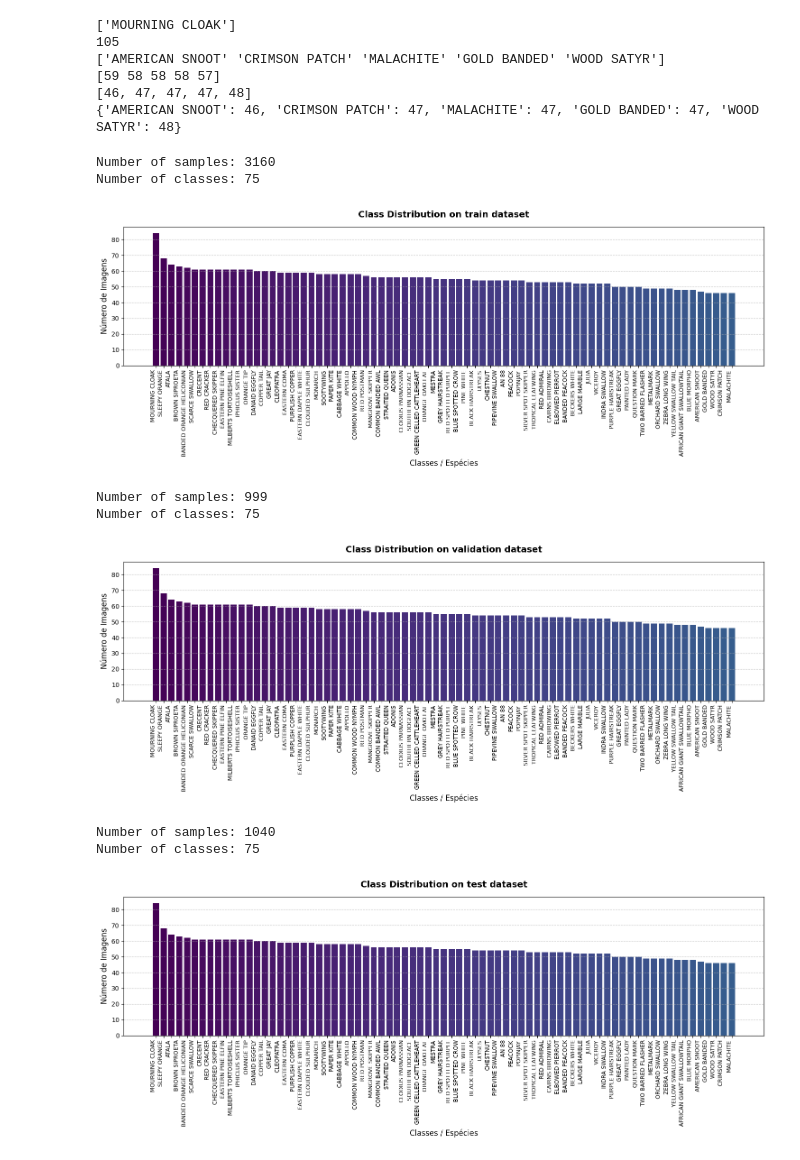
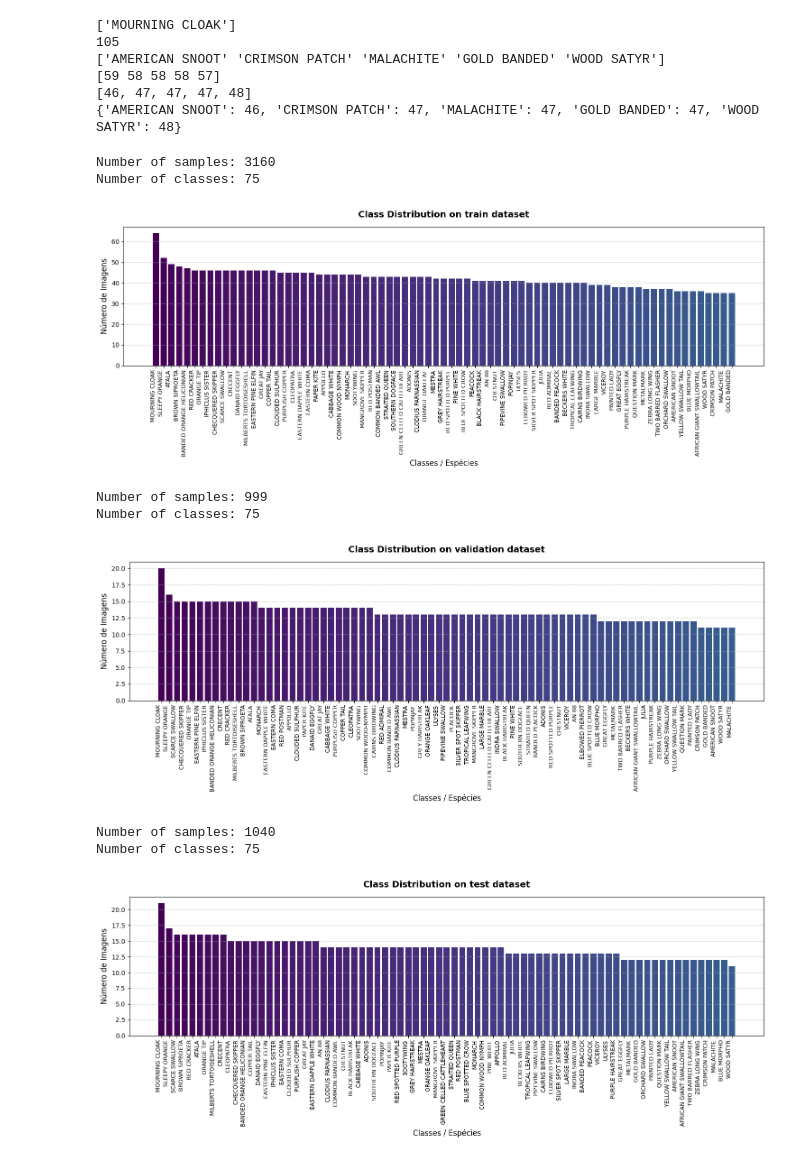
Before and after one commit to lightless-lamp/ACA-TP2, a Jupyter notebook: notebooks/00_data.ipynb, the cells around one changed output. Saved outputs shown, nothing was run; the diff lists cells and outputs as text; code cells hidden in the pictures.

Commit message:
corrected class frequency plots

```diff
--- a/notebooks/00_data.ipynb
+++ b/notebooks/00_data.ipynb
@@ -184,26 +184,26 @@ print(missing_images_dic)
 print(f"Number of samples: {len(train_df)}")
 print(f"Number of classes: {len(train_df["label"].unique())}")
 
-plot_class_distribution(full_train_df, "Class Distribution on train dataset")
+plot_class_distribution(train_df, "Class Distribution on train dataset")
 # %% [output]
 Number of samples: 3160
 Number of classes: 75
-[figure, old version]
+[figure, new version]
 # %%
 # Val dataset
 print(f"Number of samples: {len(val_df)}")
 print(f"Number of classes: {len(val_df["label"].unique())}")
-plot_class_distribution(full_train_df, "Class Distribution on validation dataset")
+plot_class_distribution(val_df, "Class Distribution on validation dataset")
 # %% [output]
 Number of samples: 999
 Number of classes: 75
-[figure, old version]
+[figure, new version]
 # %%
 # Test dataset
 print(f"Number of samples: {len(test_df)}")
 print(f"Number of classes: {len(test_df["label"].unique())}")
-plot_class_distribution(full_train_df, "Class Distribution on test dataset")
+plot_class_distribution(test_df, "Class Distribution on test dataset")
 # %% [output]
 Number of samples: 1040
 Number of classes: 75
-[figure, old version]
+[figure, new version]
```
